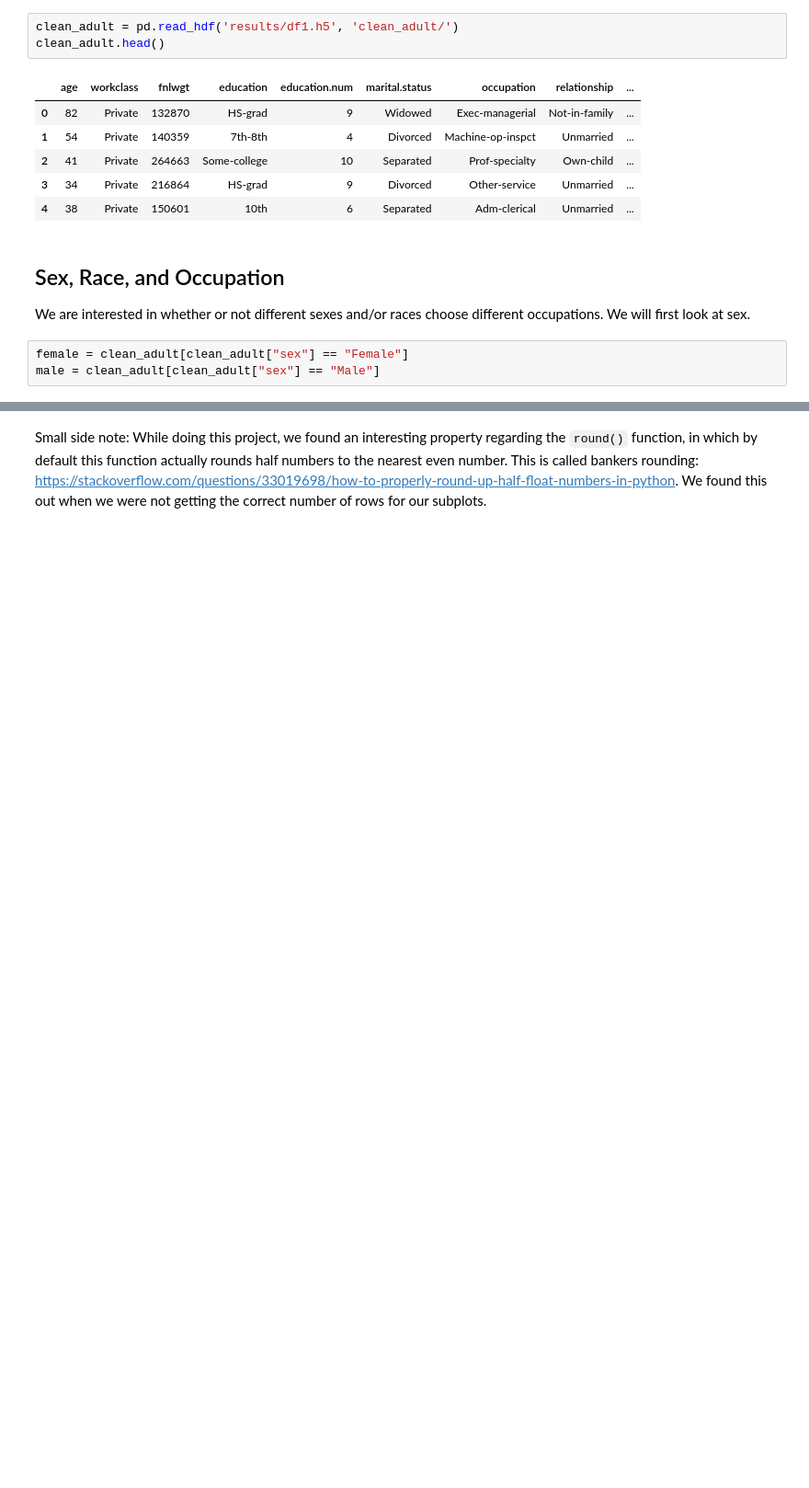
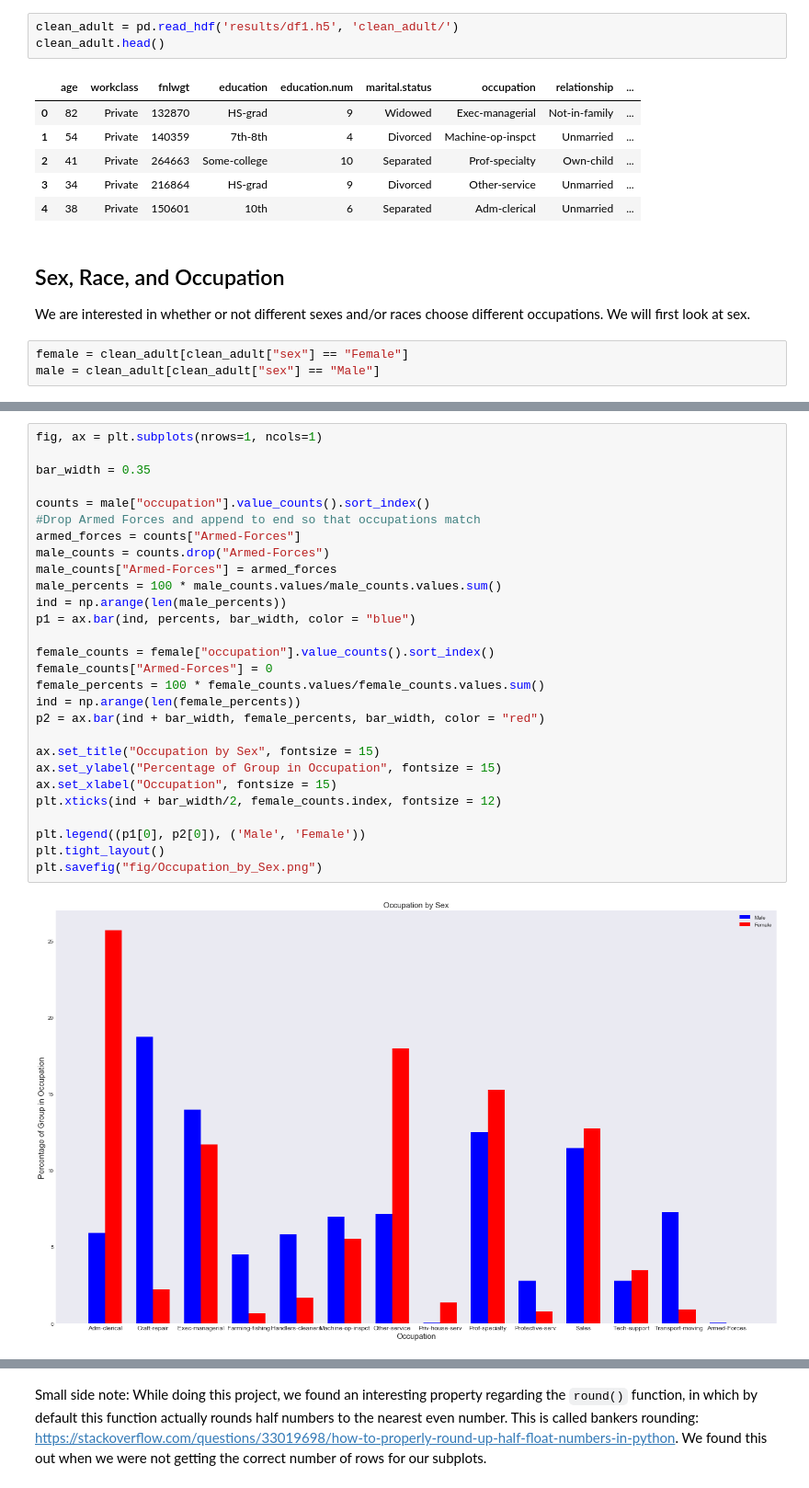
Before and after one commit to berkeley-stat159-f17/project-3-p2-ou-yu-li, a Jupyter notebook: demographics-p2.ipynb, the cells around one changed output, grey strips where cells are left out. Shown at 92% size. Drawn from its saved outputs; the diff is of its cells as text; blank space fills up the shorter version.

Commit message:
Replaced pie charts with bar charts in notebook2

```diff
--- a/demographics-p2.ipynb
+++ b/demographics-p2.ipynb
@@ -78,0 +49,30 @@ s
+# %%
+fig, ax = plt.subplots(nrows=1, ncols=1)
+
+bar_width = 0.35
+
+counts = male["occupation"].value_counts().sort_index()
+#Drop Armed Forces and append to end so that occupations match
+armed_forces = counts["Armed-Forces"]
+male_counts = counts.drop("Armed-Forces")
+male_counts["Armed-Forces"] = armed_forces
+male_percents = 100 * male_counts.values/male_counts.values.sum()
+ind = np.arange(len(male_percents))
+p1 = ax.bar(ind, percents, bar_width, color = "blue")
+
+female_counts = female["occupation"].value_counts().sort_index()
+female_counts["Armed-Forces"] = 0
+female_percents = 100 * female_counts.values/female_counts.values.sum()
+ind = np.arange(len(female_percents))
+p2 = ax.bar(ind + bar_width, female_percents, bar_width, color = "red")
+
+ax.set_title("Occupation by Sex", fontsize = 15)
+ax.set_ylabel("Percentage of Group in Occupation", fontsize = 15)
+ax.set_xlabel("Occupation", fontsize = 15)
+plt.xticks(ind + bar_width/2, female_counts.index, fontsize = 12)
+
+plt.legend((p1[0], p2[0]), ('Male', 'Female'))
+plt.tight_layout()
+plt.savefig("fig/Occupation_by_Sex.png")
+# %% [output]
+[figure, added]
```
Also changed, not shown: parts of 22 cells of this notebook, 7 other files.
